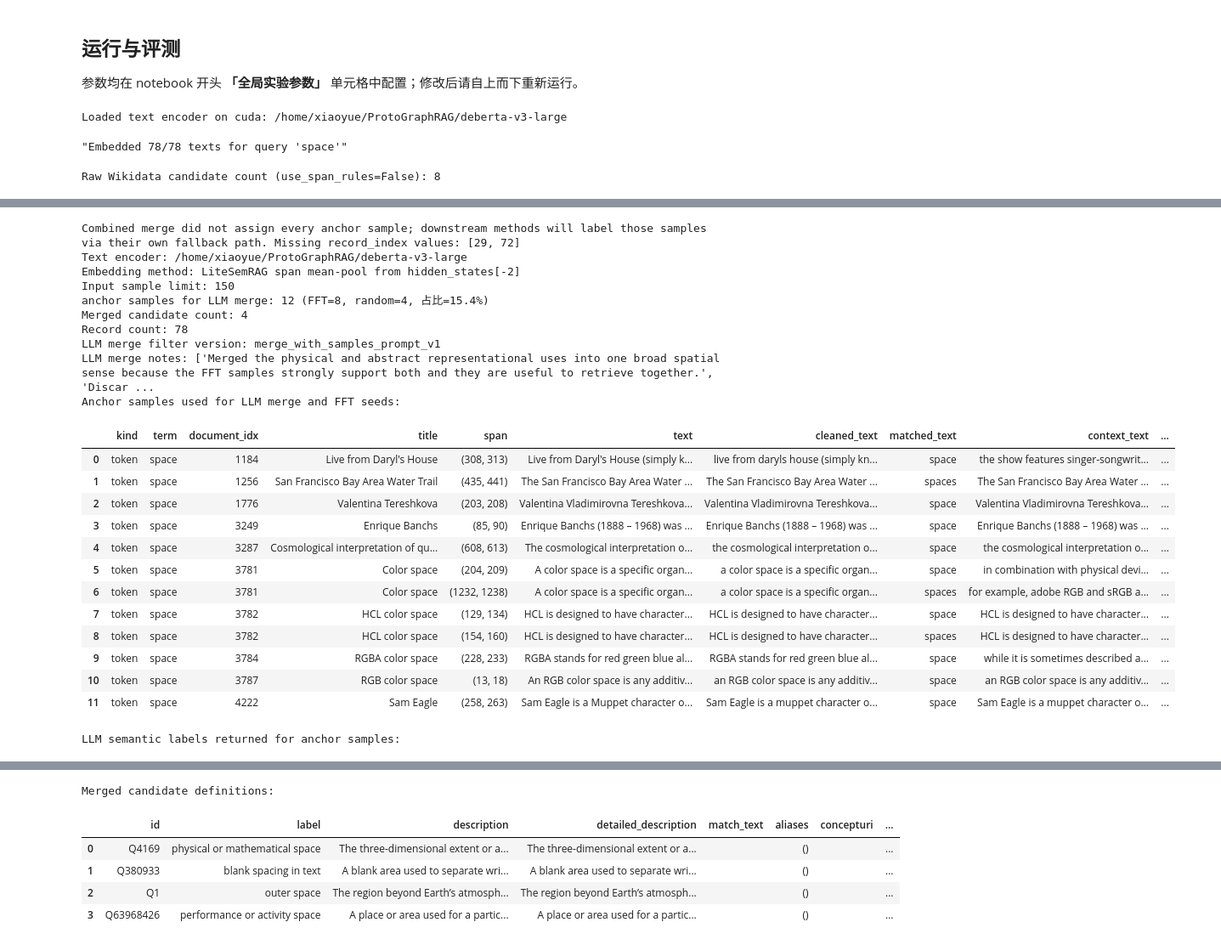
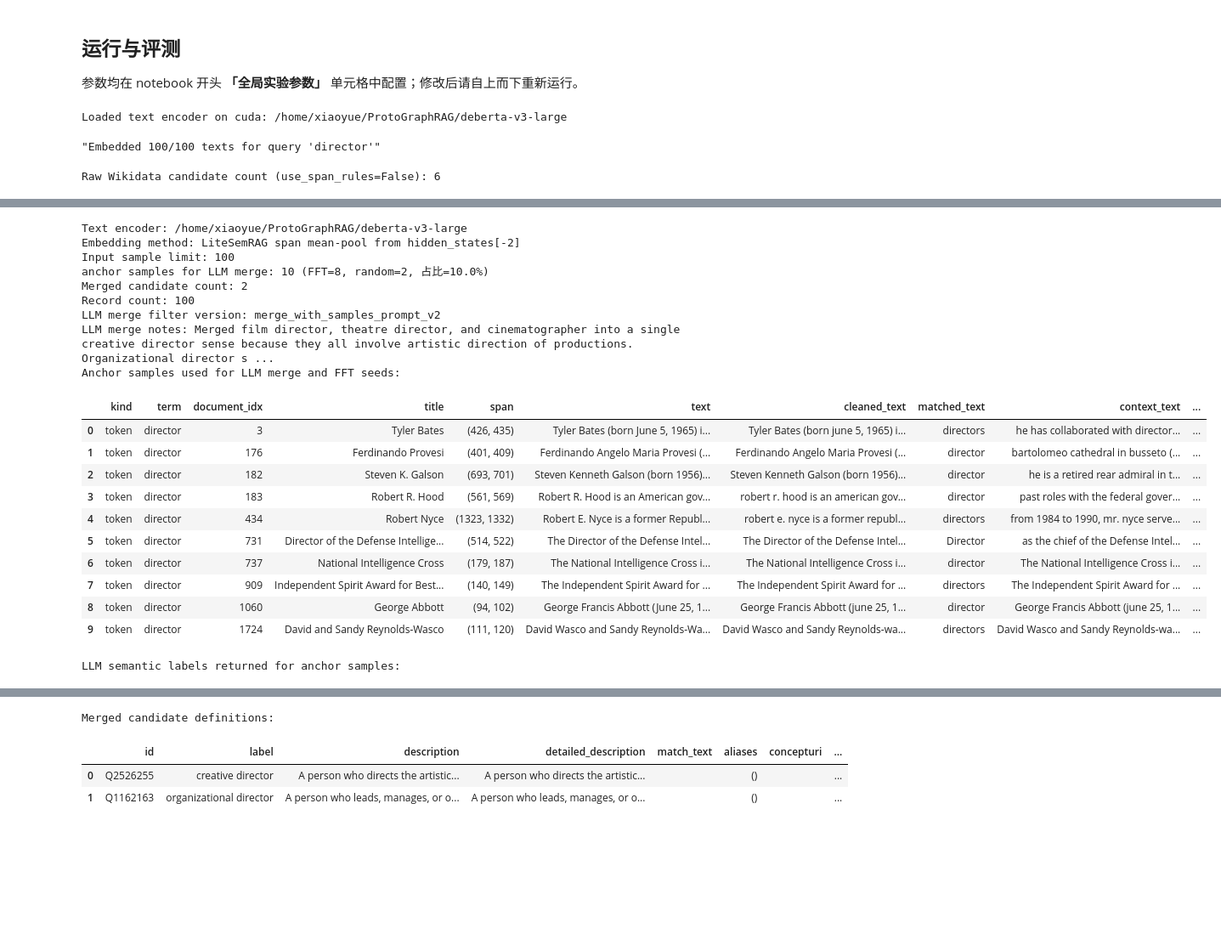
Before and after one commit to YxRicardo/LiteSemRAG, a Jupyter notebook: jupyter_notebooks/hotpotqa_anchor_propagation_compare.ipynb, the cells around one changed output, grey strips where cells are left out. Shown at 85% size. Drawn from its saved outputs; the diff is of its cells as text; code cells hidden in the pictures; blank space fills up the shorter version.

```diff
--- a/jupyter_notebooks/hotpotqa_anchor_propagation_compare.ipynb
+++ b/jupyter_notebooks/hotpotqa_anchor_propagation_compare.ipynb
@@ -110,7 +110,7 @@ from sklearn.metrics import f1_score
 # =============================================================================
 
 # --- 实验目标 ---
-TARGET_SPAN = "space"  # 要分析的 query span / 目标词
+TARGET_SPAN = "director"  # 要分析的 query span / 目标词
 QUERY_KIND = None  # Hotpot 记录类型过滤；None 表示 phrase+token 全部保留
 
 # --- 数据与模型路径 ---
@@ -122,7 +122,8 @@ DEFAULT_TEXT_ENCODER_NAME_OR_PATH = "/home/xiaoyue/ProtoGraphRAG/deberta-v3-larg
 DEVICE = "cuda" if torch.cuda.is_available() else "cpu"  # 推理设备
 
 # --- 嵌入与上下文 ---
-INPUT_SAMPLE_LIMIT = 150  # 每个 query 最多载入多少条 occurrence
+INPUT_SAMPLE_LIMIT = 100
+# 每个 query 最多载入多少条 occurrence
 DEFAULT_BATCH_SIZE = 16  # 文本编码 batch 大小
 DEFAULT_MAX_LENGTH = 512  # tokenizer 最大长度
 DEFAULT_CONTEXT_MODE = "sentence_neighbors"  # 上下文窗口：sentence / sentence_neighbors / full_text
@@ -130,16 +131,17 @@ MARK_TARGET = False  # 是否在 context 里用 << >> 标出目标 span
 
 # --- Wikidata 候选（非 LLM 规则路径） ---
 WIKIDATA_CANDIDATE_LIMIT = 8  # Wikidata 原始候选上限
-USE_DETAILED_DESCRIPTION = False  # 是否用 detailed_description 字段
+USE_DETAILED_DESCRIPTION = True  # 是否用 detailed_description 字段
 REQUIRE_DETAILED_DESCRIPTION = True  # 规则过滤时是否要求有详细描述
 EXACT_MATCH_TEXT = True  # 是否要求 label/alias 精确匹配 query
-FILTER_NAME = False  # 是否启用名称/别名规则过滤
+FILTER_NAME = True  # 是否启用名称/别名规则过滤
 
 # --- LLM 候选合并（wikidata_llm_candidate_merge_experiment 同款） ---
 USE_LLM_WIKIDATA = True  # True：FFT 引导的 merge_with_samples；False：仅规则过滤 Wikidata
-LLM_WIKIDATA_USE_API = True  # True=OpenAI API；False=本地 OpenAI 兼容服务
-LLM_WIKIDATA_MODEL = None  # None 则用 WikidataDefinitionFilter 默认模型
-LLM_WIKIDATA_CACHE_PATH = Path("cache/wikidata_definition_filter_cache.sqlite3")  # filter 客户端缓存路径（合并本身不按 term 缓存）
+LLM_WIKIDATA_USE_API = True  # True=走 hosted API；False=本地 OpenAI 兼容服务
+LLM_WIKIDATA_PROVIDER = "deepseek"  # 候选合并 LLM 提供商（openai 或 deepseek）
+LLM_WIKIDATA_MODEL = None  # deepseek provider 下被强制为 deepseek-v4-flash
+LLM_WIKIDATA_CACHE_PATH = Path("cache/wikidata_definition_filter_cache_deepseek.sqlite3")  # filter 客户端缓存路径（合并本身不按 term 缓存）
 
 # --- FFT-CE / FFT 传播共用 ---
 DEFAULT_CONSENSUS_RATIO_THRESHOLD = 0.9  # FFT 种子 consensus 阈值
@@ -149,16 +151,16 @@ DEFAULT_FFT_DANGER_NEIGHBOR_M = 10  # danger zone 邻居数 m
 CROSS_ENCODER_BATCH_SIZE = 32  # Full CE / danger-zone CE 的 batch
 
 # --- weak gold：LLM 全量标注 ---
-LLM_PROVIDER = "openai"  # weak gold LLM 提供商
-LLM_MODEL = "gpt-5.4-mini"  # weak gold 模型名
+LLM_PROVIDER = "deepseek"  # weak gold LLM 提供商
+LLM_MODEL = "deepseek-v4-flash"  # weak gold 模型名（deepseek provider 由 from_env 强制此模型）
 LLM_API_KEY_FILE = "API_KEY"  # API key 文件路径
-LLM_CACHE_PATH = Path("cache/llm_semantic_label_cache_gpt54mini_refresh.sqlite3")  # 逐条标注 SQLite 缓存
+LLM_CACHE_PATH = Path("cache/llm_semantic_label_cache_deepseek.sqlite3")  # 逐条标注 SQLite 缓存（deepseek 独立缓存，避免复用 openai 结果）
 LLM_CONTEXT_WORD_WINDOW = DEFAULT_LLM_CONTEXT_WORD_WINDOW  # 裁切给 LLM 的上下文词数窗口
 LLM_MAX_TOKENS = DEFAULT_LLM_MAX_TOKENS  # weak gold 最大生成 token
 
 # --- FFT-LLM（采样后批量/单条 LLM 判定） ---
-FFT_LLM_PROVIDER = "openai"  # FFT-LLM 提供商
-FFT_LLM_MODEL = "gpt-5.4-mini"  # FFT-LLM 模型名
+FFT_LLM_PROVIDER = "deepseek"  # FFT-LLM 提供商
+FFT_LLM_MODEL = "deepseek-v4-flash"  # FFT-LLM 模型名（deepseek provider 由 from_env 强制此模型）
 FFT_LLM_API_KEY_FILE = "API_KEY"  # FFT-LLM API key 文件
 FFT_LLM_PROMPT_MODE = "batch"  # batch 或 single（仅影响 FFT 采样后的判定）
 FFT_LLM_BATCH_SIZE = 10  # batch 模式下每批 record 数
@@ -188,8 +190,8 @@ Instructions:
 # --- Anchor 传播（新方法 C/D/E/F） ---
 UNCERTAIN_LABEL = "<<uncertain>>"  # 传播未能确定时的标签
 
-ANCHOR_FRACTION = 0.15  # anchor 占全部 occurrence 的比例
-ANCHOR_FFT_RATIO = 0.70  # anchor 中由 FFT 选出的比例（其余 random）
+ANCHOR_FRACTION = 0.10  # anchor 占全部 occurrence 的比例
+ANCHOR_FFT_RATIO = 0.80  # anchor 中由 FFT 选出的比例（其余 random）
 ANCHOR_MIN_COUNT = 2  # anchor 最少个数
 ANCHOR_RANDOM_STATE = 42  # anchor 随机采样种子
 
@@ -507,7 +584,7 @@ def build_merge_prompt_for_candidates(word: str, candidates: list[dict], fft_sam
         "candidate_senses": compact_candidates_for_merge_prompt(candidates),
         "fft_dataset_samples": compact_fft_samples_for_merge_prompt(fft_samples),
     }
-    return MERGE_WITH_SAMPLES_USER_PROMPT_TEMPLATE.format(
+    return LOCAL_MERGE_WITH_SAMPLES_USER_PROMPT_TEMPLATE.format(
         candidate_payload=json.dumps(payload, ensure_ascii=False, indent=2)
     )
 
@@ -547,7 +624,7 @@ def merge_candidate_senses_with_fft_samples(
         chat_kwargs["temperature"] = llm_filter.temperature
     raw_response = llm_filter.llm_client.complete(
         user_prompt,
-        system_prompt=MERGE_WITH_SAMPLES_SYSTEM_PROMPT,
+        system_prompt=LOCAL_MERGE_WITH_SAMPLES_SYSTEM_PROMPT,
         **chat_kwargs,
     )
     usage = llm_filter.llm_client.last_usage
@@ -2225,6 +2302,7 @@ if USE_LLM_WIKIDATA:
     )
     llm_merge_filter = WikidataDefinitionFilter(
         use_api=LLM_WIKIDATA_USE_API,
+        api_provider=LLM_WIKIDATA_PROVIDER,
         api_model=LLM_WIKIDATA_MODEL,
         cache_path=LLM_WIKIDATA_CACHE_PATH,
     )
@@ -2314,5 +2392,5 @@ print("Merged candidate definitions:")
 display(candidate_definitions_df)
 # %% [output]
 Loaded text encoder on cuda: /home/xiaoyue/ProtoGraphRAG/deberta-v3-large
-"Embedded 78/78 texts for query 'space'"
+"Embedded 100/100 texts for query 'director'"
-Raw Wikidata candidate count (use_span_rules=False): 8
+Raw Wikidata candidate count (use_span_rules=False): 6
@@ -2328,25 +2404,22 @@ Raw Wikidata candidate count (use_span_rules=False): 8
-Combined merge did not assign every anchor sample; downstream methods will label those samples via their own fallback path. Missing record_index values: [29, 72]
 Text encoder: /home/xiaoyue/ProtoGraphRAG/deberta-v3-large
 Embedding method: LiteSemRAG span mean-pool from hidden_states[-2]
-Input sample limit: 150
-anchor samples for LLM merge: 12 (FFT=8, random=4, 占比=15.4%)
-Merged candidate count: 4
-Record count: 78
-LLM merge filter version: merge_with_samples_prompt_v1
-LLM merge notes: ['Merged the physical and abstract representational uses into one broad spatial sense because the FFT samples strongly support both and they are useful to retrieve together.', 'Discar ...
+Input sample limit: 100
+anchor samples for LLM merge: 10 (FFT=8, random=2, 占比=10.0%)
+Merged candidate count: 2
+Record count: 100
+LLM merge filter version: merge_with_samples_prompt_v2
+LLM merge notes: Merged film director, theatre director, and cinematographer into a single creative director sense because they all involve artistic direction of productions. Organizational director s ...
 Anchor samples used for LLM merge and FFT seeds:
 |  | kind | term | document_idx | title | span | text | cleaned_text | matched_text | context_text | ... |
-| 0 | token | space | 1184 | Live from Daryl's House | (308, 313) | Live from Daryl's House (simply k... | live from daryls house (simply kn... | space | the show features singer-songwrit... | ... |
-| 1 | token | space | 1256 | San Francisco Bay Area Water Trail | (435, 441) | The San Francisco Bay Area Water ... | The San Francisco Bay Area Water ... | spaces | The San Francisco Bay Area Water ... | ... |
-| 2 | token | space | 1776 | Valentina Tereshkova | (203, 208) | Valentina Vladimirovna Tereshkova... | Valentina Vladimirovna Tereshkova... | space | Valentina Vladimirovna Tereshkova... | ... |
-| 3 | token | space | 3249 | Enrique Banchs | (85, 90) | Enrique Banchs (1888 – 1968) was ... | Enrique Banchs (1888 – 1968) was ... | space | Enrique Banchs (1888 – 1968) was ... | ... |
-| 4 | token | space | 3287 | Cosmological interpretation of qu... | (608, 613) | The cosmological interpretation o... | the cosmological interpretation o... | space | the cosmological interpretation o... | ... |
-| 5 | token | space | 3781 | Color space | (204, 209) | A color space is a specific organ... | a color space is a specific organ... | space | in combination with physical devi... | ... |
-| 6 | token | space | 3781 | Color space | (1232, 1238) | A color space is a specific organ... | a color space is a specific organ... | spaces | for example, adobe RGB and sRGB a... | ... |
-| 7 | token | space | 3782 | HCL color space | (129, 134) | HCL is designed to have character... | HCL is designed to have character... | space | HCL is designed to have character... | ... |
-| 8 | token | space | 3782 | HCL color space | (154, 160) | HCL is designed to have character... | HCL is designed to have character... | spaces | HCL is designed to have character... | ... |
-| 9 | token | space | 3784 | RGBA color space | (228, 233) | RGBA stands for red green blue al... | RGBA stands for red green blue al... | space | while it is sometimes described a... | ... |
-| 10 | token | space | 3787 | RGB color space | (13, 18) | An RGB color space is any additiv... | an RGB color space is any additiv... | space | an RGB color space is any additiv... | ... |
-| 11 | token | space | 4222 | Sam Eagle | (258, 263) | Sam Eagle is a Muppet character o... | Sam Eagle is a muppet character o... | space | Sam Eagle is a muppet character o... | ... |
+| 0 | token | director | 3 | Tyler Bates | (426, 435) | Tyler Bates (born June 5, 1965) i... | Tyler Bates (born june 5, 1965) i... | directors | he has collaborated with director... | ... |
+| 1 | token | director | 176 | Ferdinando Provesi | (401, 409) | Ferdinando Angelo Maria Provesi (... | Ferdinando Angelo Maria Provesi (... | director | bartolomeo cathedral in busseto (... | ... |
+| 2 | token | director | 182 | Steven K. Galson | (693, 701) | Steven Kenneth Galson (born 1956)... | Steven Kenneth Galson (born 1956)... | director | he is a retired rear admiral in t... | ... |
+| 3 | token | director | 183 | Robert R. Hood | (561, 569) | Robert R. Hood is an American gov... | robert r. hood is an american gov... | director | past roles with the federal gover... | ... |
+| 4 | token | director | 434 | Robert Nyce | (1323, 1332) | Robert E. Nyce is a former Republ... | robert e. nyce is a former republ... | directors | from 1984 to 1990, mr. nyce serve... | ... |
+| 5 | token | director | 731 | Director of the Defense Intellige... | (514, 522) | The Director of the Defense Intel... | The Director of the Defense Intel... | Director | as the chief of the Defense Intel... | ... |
+| 6 | token | director | 737 | National Intelligence Cross | (179, 187) | The National Intelligence Cross i... | The National Intelligence Cross i... | director | The National Intelligence Cross i... | ... |
+| 7 | token | director | 909 | Independent Spirit Award for Best... | (140, 149) | The Independent Spirit Award for ... | The Independent Spirit Award for ... | directors | The Independent Spirit Award for ... | ... |
+| 8 | token | director | 1060 | George Abbott | (94, 102) | George Francis Abbott (June 25, 1... | George Francis Abbott (june 25, 1... | director | George Francis Abbott (june 25, 1... | ... |
+| 9 | token | director | 1724 | David and Sandy Reynolds-Wasco | (111, 120) | David Wasco and Sandy Reynolds-Wa... | David Wasco and Sandy Reynolds-wa... | directors | David Wasco and Sandy Reynolds-wa... | ... |
 LLM semantic labels returned for anchor samples:
 |  | sample_order | record_position | record_index | title | matched_text | judgment | sense_id | ... |
@@ -2365,9 +2436,7 @@ LLM semantic labels returned for anchor samples:
 Merged candidate definitions:
 |  | id | label | description | detailed_description | match_text | aliases | concepturi | ... |
-| 0 | Q4169 | physical or mathematical space | The three-dimensional extent or a... | The three-dimensional extent or a... |  | () |  | ... |
-| 1 | Q380933 | blank spacing in text | A blank area used to separate wri... | A blank area used to separate wri... |  | () |  | ... |
-| 2 | Q1 | outer space | The region beyond Earth’s atmosph... | The region beyond Earth’s atmosph... |  | () |  | ... |
-| 3 | Q63968426 | performance or activity space | A place or area used for a partic... | A place or area used for a partic... |  | () |  | ... |
+| 0 | Q2526255 | creative director | A person who directs the artistic... | A person who directs the artistic... |  | () |  | ... |
+| 1 | Q1162163 | organizational director | A person who leads, manages, or o... | A person who leads, manages, or o... |  | () |  | ... |
 # %%
 # ====== 运行所有方法 ======
 cross_encoder = ensure_cross_encoder_loaded(DEFAULT_CROSS_ENCODER_MODEL)
```
Also changed, not shown: parts of 9 cells of this notebook, 4 other files.
